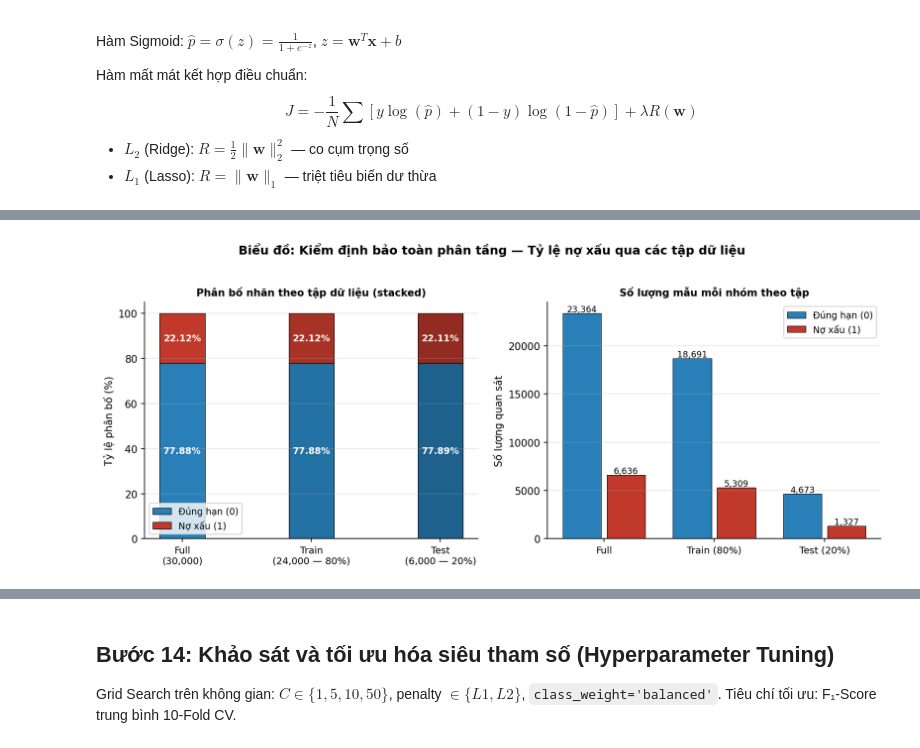
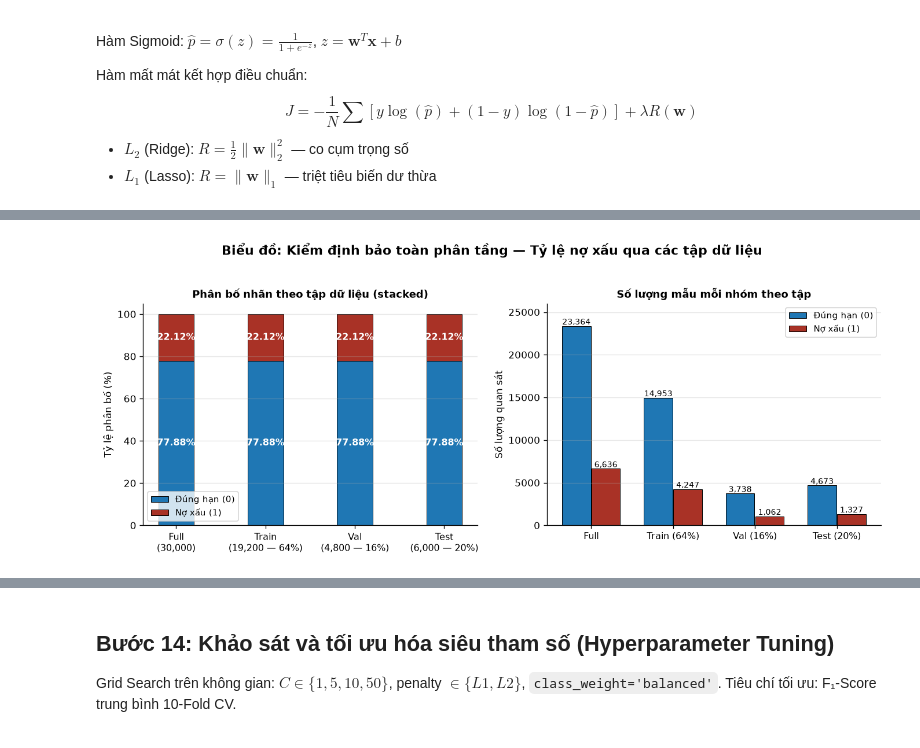
Before and after one commit to nguyenthinhuy04062006-droid/LogR, a Jupyter notebook: credit_card_default_logistic_regression.ipynb, the cells around one changed output, grey strips where cells are left out. Drawn from its saved outputs; the diff is of its cells as text; code cells hidden in the pictures.

```diff
--- a/credit_card_default_logistic_regression.ipynb
+++ b/credit_card_default_logistic_regression.ipynb
@@ -226,15 +333,21 @@ Chia 80/20 phân tầng. Chuẩn hóa Z-Score chỉ fit trên train rồi transf
 # %%
-# Phân chia dữ liệu và chuẩn hóa nghiêm ngặt
+# Phân chia dữ liệu và chuẩn hóa nghiêm ngặt 3 tập (Train 64% - Val 16% - Test 20%)
 X = X_df.values
 y = y_df.values
 
-X_train, X_test, y_train, y_test = train_test_split(X, y, test_size=0.2, random_state=42, stratify=y)
+# 1. Tách Test set độc lập (20%)
+X_temp, X_test, y_temp, y_test = train_test_split(X, y, test_size=0.20, random_state=42, stratify=y)
+# 2. Tách Train (64%) và Validation (16%)
+X_train, X_val, y_train, y_val = train_test_split(X_temp, y_temp, test_size=0.20, random_state=42, stratify=y_temp)
 
+# 3. Fit StandardScaler CHỈ trên Train
 scaler = StandardScaler()
 X_train_scaled = scaler.fit_transform(X_train)
+X_val_scaled = scaler.transform(X_val)
 X_test_scaled = scaler.transform(X_test)
 
-print(f"Train: {X_train_scaled.shape[0]:,} mẫu | Test: {X_test_scaled.shape[0]:,} mẫu")
-print(f"Số đặc trưng: {X_train_scaled.shape[1]}")
-print(f"Tham số scaler (mean, scale) ước lượng duy nhất từ tập Train.")
-print(f"→ Loại bỏ hoàn toàn rò rỉ dữ liệu.")
+print(f"Train set      : {X_train_scaled.shape[0]:,} mẫu ({X_train_scaled.shape[0]/len(X)*100:.1f}%) | Số đặc trưng: {X_train_scaled.shape[1]}")
+print(f"Validation set : {X_val_scaled.shape[0]:,} mẫu ({X_val_scaled.shape[0]/len(X)*100:.1f}%) | Số đặc trưng: {X_val_scaled.shape[1]}")
+print(f"Test set       : {X_test_scaled.shape[0]:,} mẫu ({X_test_scaled.shape[0]/len(X)*100:.1f}%) | Số đặc trưng: {X_test_scaled.shape[1]}")
+print("Tham số scaler (mean, scale) ước lượng duy nhất từ tập Train.")
+print("→ Loại bỏ hoàn toàn rò rỉ dữ liệu (Zero-Leakage).")
@@ -245,15 +364,64 @@ Kiểm tra tỷ lệ nhãn trên tập Train và Test phải gần như đồng
 # %%
-# Kiểm tra bảo toàn phân tầng
-c0_train = int((y_train == 0).sum()); c1_train = int((y_train == 1).sum())
-c0_test  = int((y_test == 0).sum());  c1_test  = int((y_test == 1).sum())
+# Kiểm tra bảo toàn phân tầng trên cả 3 tập
+c1_full  = int((y == 1).sum())
+c1_train = int((y_train == 1).sum())
+c1_val   = int((y_val == 1).sum())
+c1_test  = int((y_test == 1).sum())
 
-pct_c1_train = (c1_train / len(y_train)) * 100
-pct_c1_test  = (c1_test / len(y_test)) * 100
-pct_c1_total = (int((y == 1).sum()) / len(y)) * 100
+pct_full  = (c1_full / len(y)) * 100
+pct_train = (c1_train / len(y_train)) * 100
+pct_val   = (c1_val / len(y_val)) * 100
+pct_test  = (c1_test / len(y_test)) * 100
 
-print(f"Tỷ lệ nợ xấu Full  : {pct_c1_total:.4f}%")
-print(f"Tỷ lệ nợ xấu Train : {pct_c1_train:.4f}%  ({c1_train:,} / {len(y_train):,})")
-print(f"Tỷ lệ nợ xấu Test  : {pct_c1_test:.4f}%  ({c1_test:,} / {len(y_test):,})")
-print(f"Chênh lệch Train-Test: {abs(pct_c1_train - pct_c1_test):.4f}%")
+print(f"Tỷ lệ nợ xấu Full       : {pct_full:.4f}%  ({c1_full:,} / {len(y):,})")
+print(f"Tỷ lệ nợ xấu Train (64%): {pct_train:.4f}%  ({c1_train:,} / {len(y_train):,})")
+print(f"Tỷ lệ nợ xấu Val   (16%): {pct_val:.4f}%  ({c1_val:,} / {len(y_val):,})")
+print(f"Tỷ lệ nợ xấu Test  (20%): {pct_test:.4f}%  ({c1_test:,} / {len(y_test):,})")
+print(f"Chênh lệch cực đại Train-Test: {abs(pct_train - pct_test):.4f}%")
 print("→ Phân tầng đạt mức bảo toàn phân phối hoàn hảo.")
+
+# Biểu đồ: Kiểm định bảo toàn phân tầng — Tỷ lệ nợ xấu qua các tập dữ liệu
+fig2, (ax10a, ax10b) = plt.subplots(1, 2, figsize=(11.5, 4.5))
+fig2.suptitle('Biểu đồ: Kiểm định bảo toàn phân tầng — Tỷ lệ nợ xấu qua các tập dữ liệu', fontsize=13, fontweight='bold', y=1.03)
+
+split_names_left  = ['Full\n(30,000)', 'Train\n(19,200 — 64%)', 'Val\n(4,800 — 16%)', 'Test\n(6,000 — 20%)']
+split_names_right = ['Full', 'Train (64%)', 'Val (16%)', 'Test (20%)']
+c0_p = [np.mean(y==0)*100, np.mean(y_train==0)*100, np.mean(y_val==0)*100, np.mean(y_test==0)*100]
+c1_p = [np.mean(y==1)*100, np.mean(y_train==1)*100, np.mean(y_val==1)*100, np.mean(y_test==1)*100]
+x_s = np.arange(len(split_names_left))
+w_s = 0.4
+
+# Subplot 1: Stacked Bar Chart
+ax10a.bar(x_s, c0_p, w_s, label='Đúng hạn (0)', color='#1f77b4', edgecolor='black', lw=0.6)
+ax10a.bar(x_s, c1_p, w_s, bottom=c0_p, label='Nợ xấu (1)', color='#a93226', edgecolor='black', lw=0.6)
+for i, (p0, p1) in enumerate(zip(c0_p, c1_p)):
+    ax10a.text(i, p0/2, f'{p0:.2f}%', ha='center', va='center', color='white', fontweight='bold', fontsize=9.5)
+    ax10a.text(i, p0 + p1/2, f'{p1:.2f}%', ha='center', va='center', color='white', fontweight='bold', fontsize=9.5)
+ax10a.set_xticks(x_s)
+ax10a.set_xticklabels(split_names_left, fontsize=9.5)
+ax10a.set_ylabel('Tỷ lệ phân bố (%)', fontsize=10)
+ax10a.set_ylim(0, 105)
+ax10a.set_title('Phân bố nhãn theo tập dữ liệu (stacked)', fontsize=11, fontweight='bold')
+ax10a.legend(loc='lower left', fontsize=9)
+ax10a.grid(axis='y', alpha=0.3)
+ax10a.spines['top'].set_visible(False); ax10a.spines['right'].set_visible(False)
+
+# Subplot 2: Grouped Bar Chart
+cnts_0 = [(y==0).sum(), (y_train==0).sum(), (y_val==0).sum(), (y_test==0).sum()]
+cnts_1 = [(y==1).sum(), (y_train==1).sum(), (y_val==1).sum(), (y_test==1).sum()]
+b0 = ax10b.bar(x_s - 0.18, cnts_0, 0.35, label='Đúng hạn (0)', color='#1f77b4', edgecolor='black', lw=0.6)
+b1 = ax10b.bar(x_s + 0.18, cnts_1, 0.35, label='Nợ xấu (1)', color='#a93226', edgecolor='black', lw=0.6)
+for b in b0: ax10b.text(b.get_x()+b.get_width()/2, b.get_height()+180, f'{int(b.get_height()):,}', ha='center', fontsize=8.5)
+for b in b1: ax10b.text(b.get_x()+b.get_width()/2, b.get_height()+180, f'{int(b.get_height()):,}', ha='center', fontsize=8.5)
+ax10b.set_xticks(x_s)
+ax10b.set_xticklabels(split_names_right, fontsize=9.5)
+ax10b.set_ylabel('Số lượng quan sát', fontsize=10)
+ax10b.set_ylim(0, 26000)
+ax10b.set_title('Số lượng mẫu mỗi nhóm theo tập', fontsize=11, fontweight='bold')
+ax10b.legend(loc='upper right', fontsize=9)
+ax10b.grid(axis='y', alpha=0.3)
+ax10b.spines['top'].set_visible(False); ax10b.spines['right'].set_visible(False)
+
+plt.tight_layout()
+plt.show()
 # %% [output]
@@ -260,4 +434,4 @@ print("→ Phân tầng đạt mức bảo toàn phân phối hoàn hảo.")
-[figure, old version]
+[figure, new version]
 # %% [markdown]
 ## Bước 11: Xây dựng mô hình tham chiếu cơ sở (Baseline Model)
 
```
Also changed, not shown: parts of 39 cells of this notebook, 8 other files.
